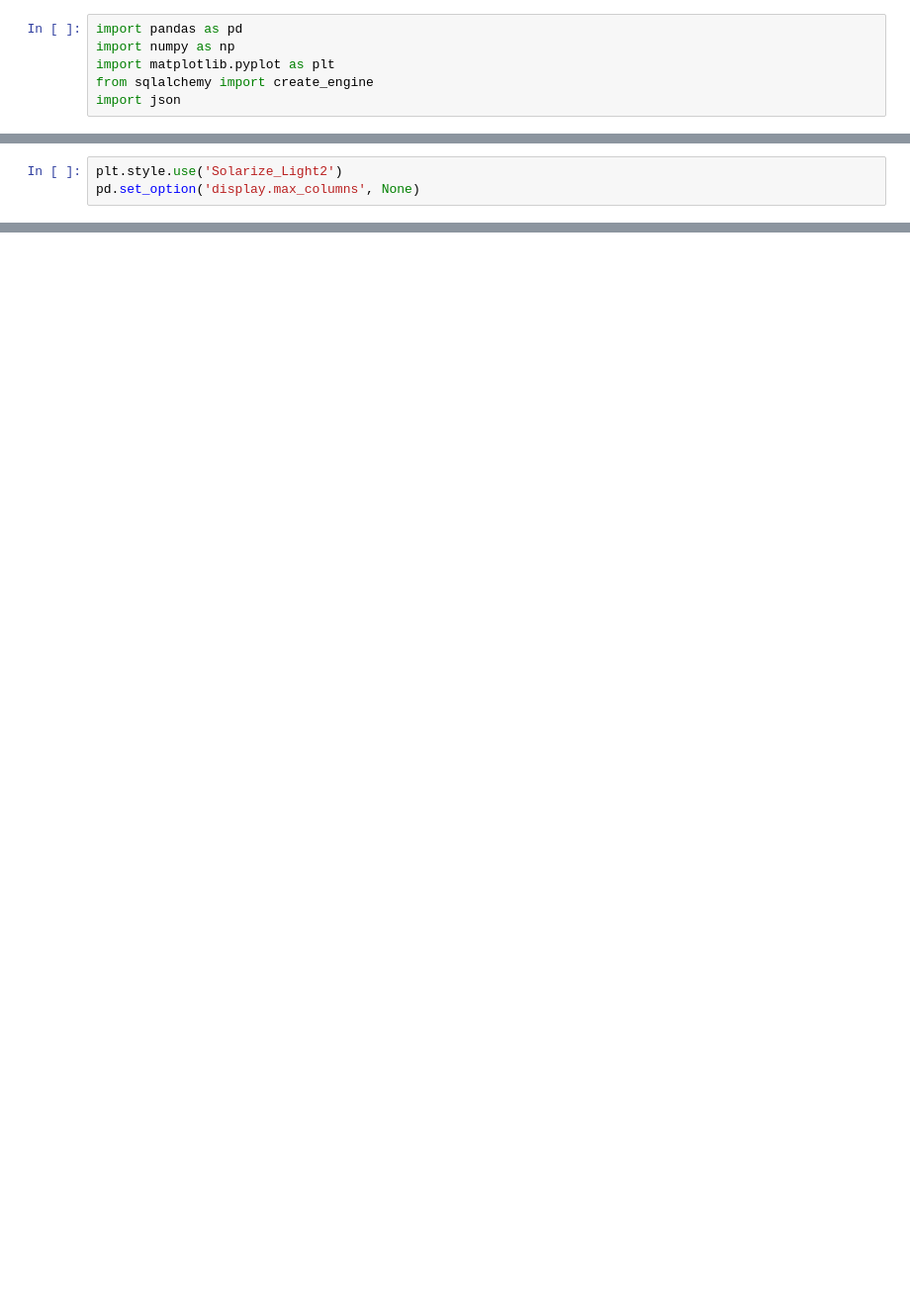
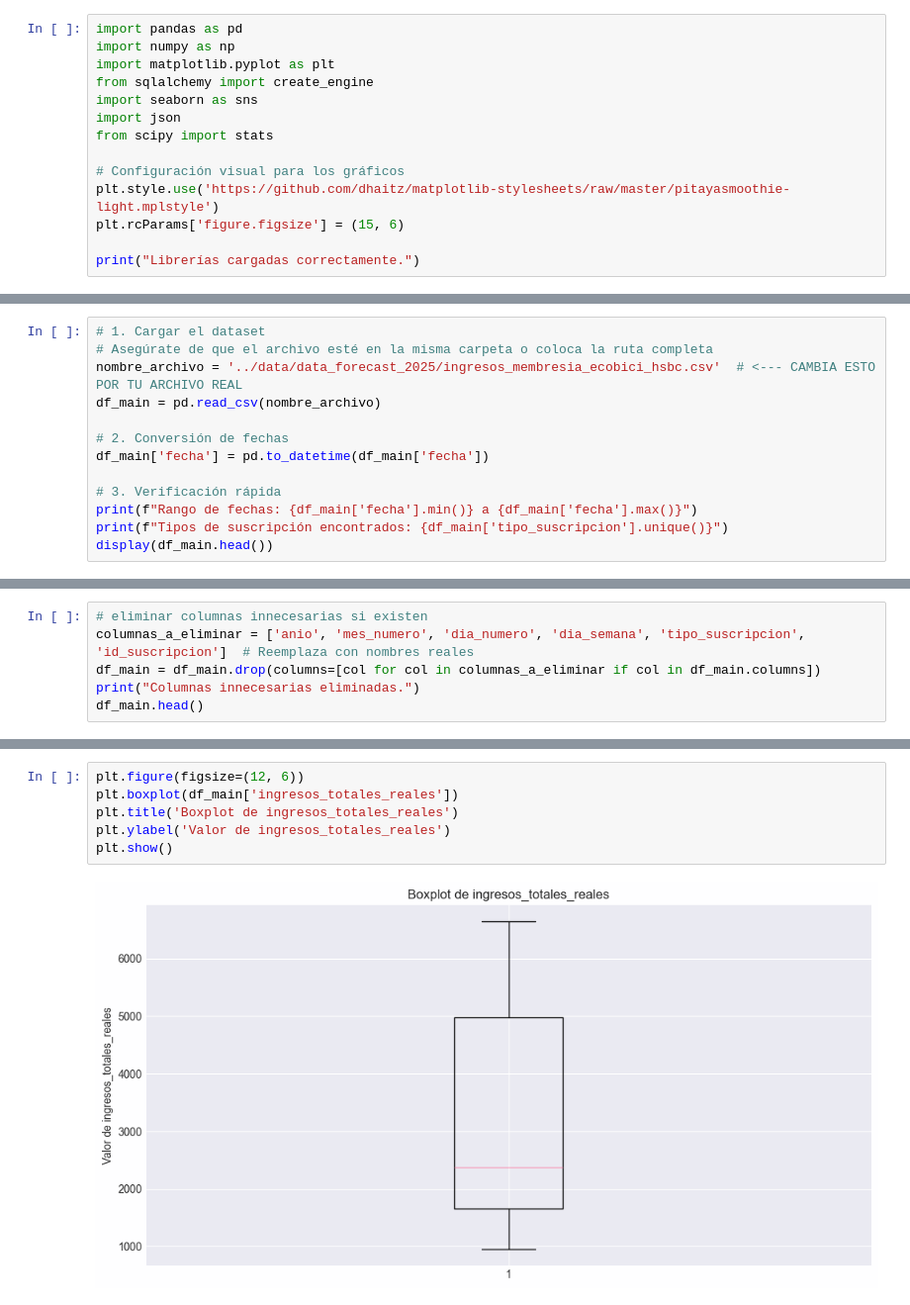
Before and after one commit to victorbriones-hub/exploratory_data_analysis, a Jupyter notebook: main/projects/forecasting_sales/notebooks/data_cleaner.ipynb, the cells around one changed output, grey strips where cells are left out. Shown: that part at 99% size. Saved outputs shown, nothing was run; the diff lists cells and outputs as text; blank space fills up the shorter version.

Commit message:
[ADD] Agregar notebooks de forecast por membresia

```diff
--- a/main/projects/forecasting_sales/notebooks/data_cleaner.ipynb
+++ b/main/projects/forecasting_sales/notebooks/data_cleaner.ipynb
@@ -3,4 +3,12 @@ import pandas as pd
 import numpy as np
 import matplotlib.pyplot as plt
 from sqlalchemy import create_engine
+import seaborn as sns
 import json
+from scipy import stats
+
+# Configuración visual para los gráficos
+plt.style.use('https://github.com/dhaitz/matplotlib-stylesheets/raw/master/pitayasmoothie-light.mplstyle')
+plt.rcParams['figure.figsize'] = (15, 6)
+
+print("Librerías cargadas correctamente.")
@@ -7,3 +16,0 @@ import json
-# %%
-plt.style.use('Solarize_Light2')
-pd.set_option('display.max_columns', None)
@@ -143,0 +17,13 @@ df_sql_BikeSubscriptionFact.head()
+# %%
+# 1. Cargar el dataset
+# Asegúrate de que el archivo esté en la misma carpeta o coloca la ruta completa
+nombre_archivo = '../data/data_forecast_2025/ingresos_membresia_ecobici_hsbc.csv'  # <--- CAMBIA ESTO POR TU ARCHIVO REAL
+df_main = pd.read_csv(nombre_archivo)
+
+# 2. Conversión de fechas
+df_main['fecha'] = pd.to_datetime(df_main['fecha'])
+
+# 3. Verificación rápida
+print(f"Rango de fechas: {df_main['fecha'].min()} a {df_main['fecha'].max()}")
+print(f"Tipos de suscripción encontrados: {df_main['tipo_suscripcion'].unique()}")
+display(df_main.head())
@@ -143,0 +39,6 @@ df_sql_BikeSubscriptionFact.head()
+# %%
+# eliminar columnas innecesarias si existen
+columnas_a_eliminar = ['anio', 'mes_numero', 'dia_numero', 'dia_semana', 'tipo_suscripcion', 'id_suscripcion']  # Reemplaza con nombres reales
+df_main = df_main.drop(columns=[col for col in columnas_a_eliminar if col in df_main.columns])
+print("Columnas innecesarias eliminadas.")
+df_main.head()
@@ -143,0 +55,8 @@ df_sql_BikeSubscriptionFact.head()
+# %%
+plt.figure(figsize=(12, 6))
+plt.boxplot(df_main['ingresos_totales_reales'])
+plt.title('Boxplot de ingresos_totales_reales')
+plt.ylabel('Valor de ingresos_totales_reales')
+plt.show()
+# %% [output]
+[figure, added]
```
Also changed, not shown: parts of 20 cells of this notebook, 16 other files.
